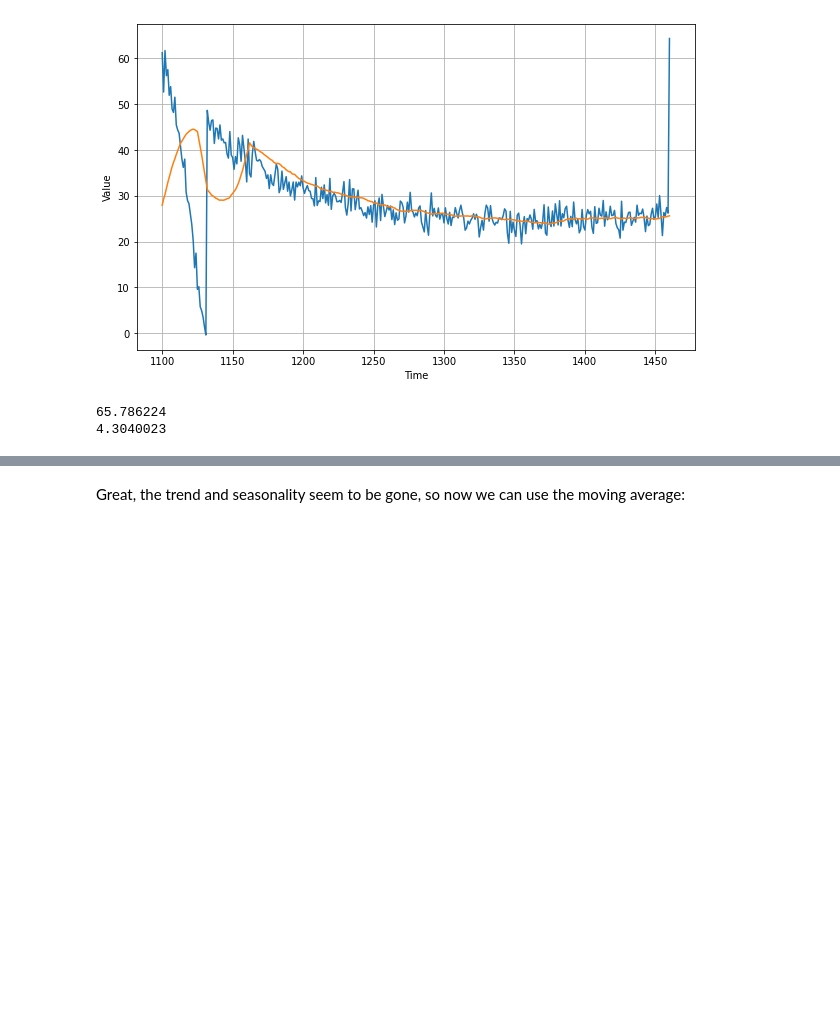
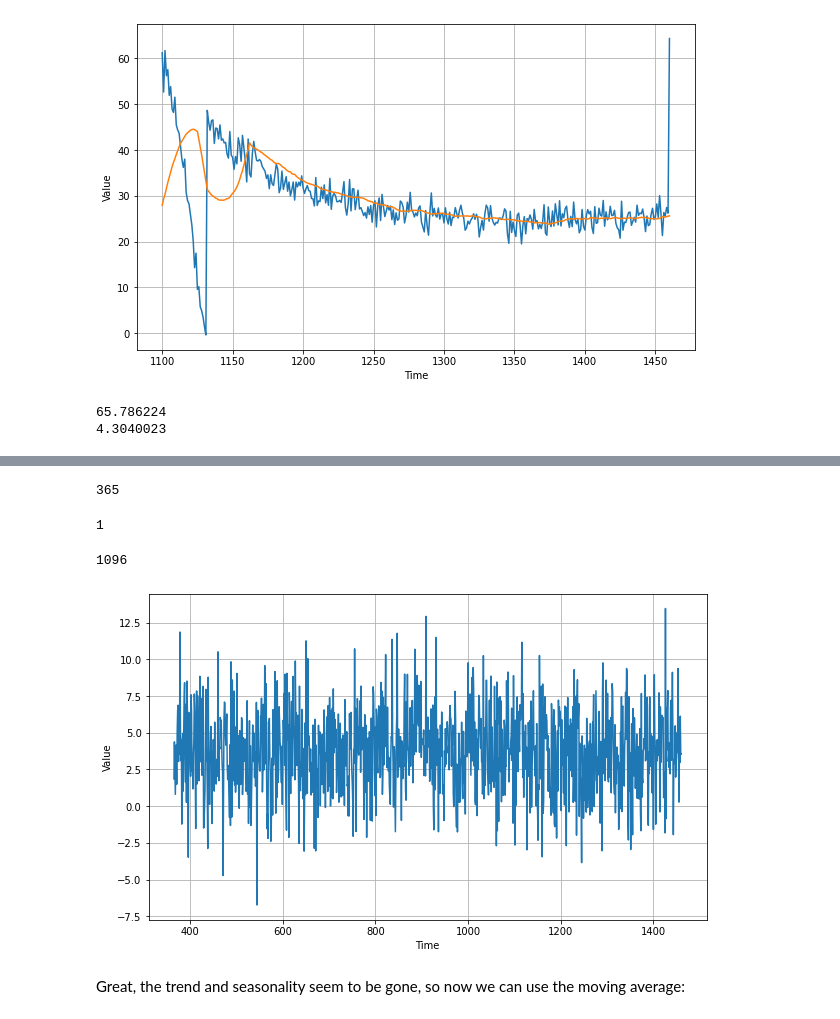
Before and after one commit to AlexNedyalkov/Deep-Learning-Time-Series-Andrew-Ng, a Jupyter notebook: Week_1_Exercise_Question.ipynb, the cells around one changed output, grey strips where cells are left out. Drawn from its saved outputs; the diff is of its cells as text; code cells hidden in the pictures; blank space fills up the shorter version.

```diff
--- a/Week_1_Exercise_Question.ipynb
+++ b/Week_1_Exercise_Question.ipynb
@@ -156,12 +158,29 @@ print(tf.metrics.mean_absolute_error(x_valid, moving_avg).numpy())
+# %%
+len(series) - len(diff_series)
+# %% [output]
+365
+# %%
+len(series)%365
+# %% [output]
+1
+# %%
+series_one_year_ahead = series[365:]
+series_which_ends_one_year_early = series[:-365]
+diff_series = (series_one_year_ahead - series_which_ends_one_year_early)
+# %%
+len(diff_series)
+# %% [output]
+1096
+# %%
+diff_time = time[365:]
 # %%
-diff_series = (# YOUR CODE HERE)
-diff_time = # YOUR CODE HERE
-
 plt.figure(figsize=(10, 6))
 plot_series(diff_time, diff_series)
 plt.show()
 
 # EXPECETED OUTPUT: CHart with diffs
+# %% [output]
+[figure, added]
 # %% [markdown]
 Great, the trend and seasonality seem to be gone, so now we can use the moving average:
 # %%
```
Also changed, not shown: parts of 8 cells of this notebook.
